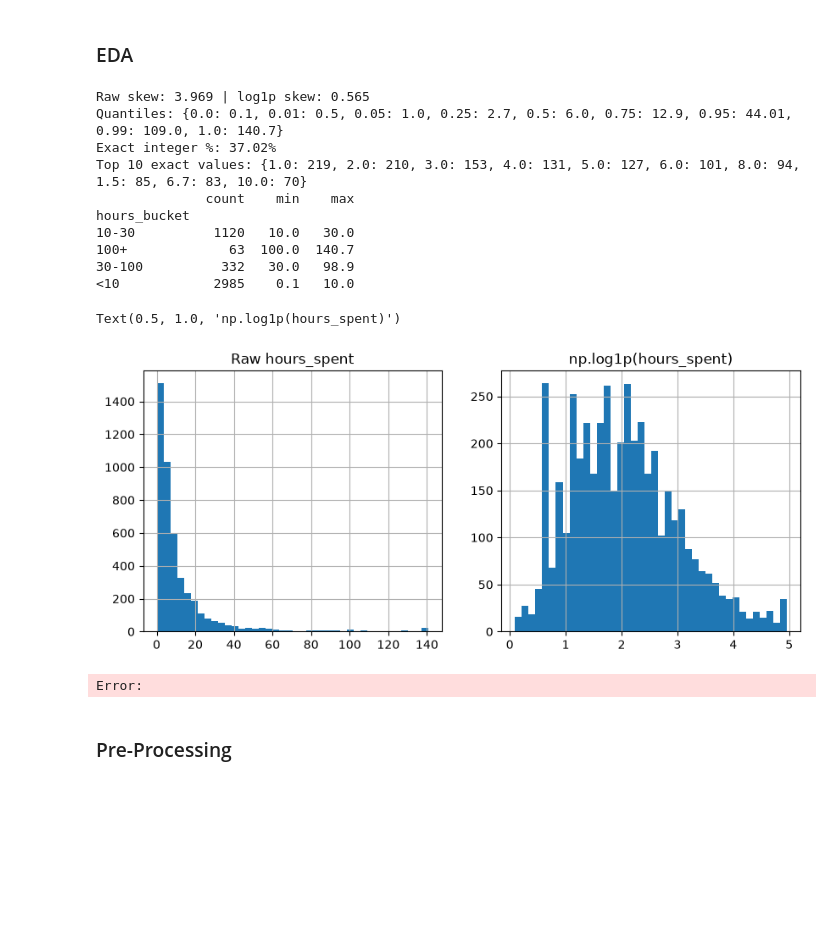
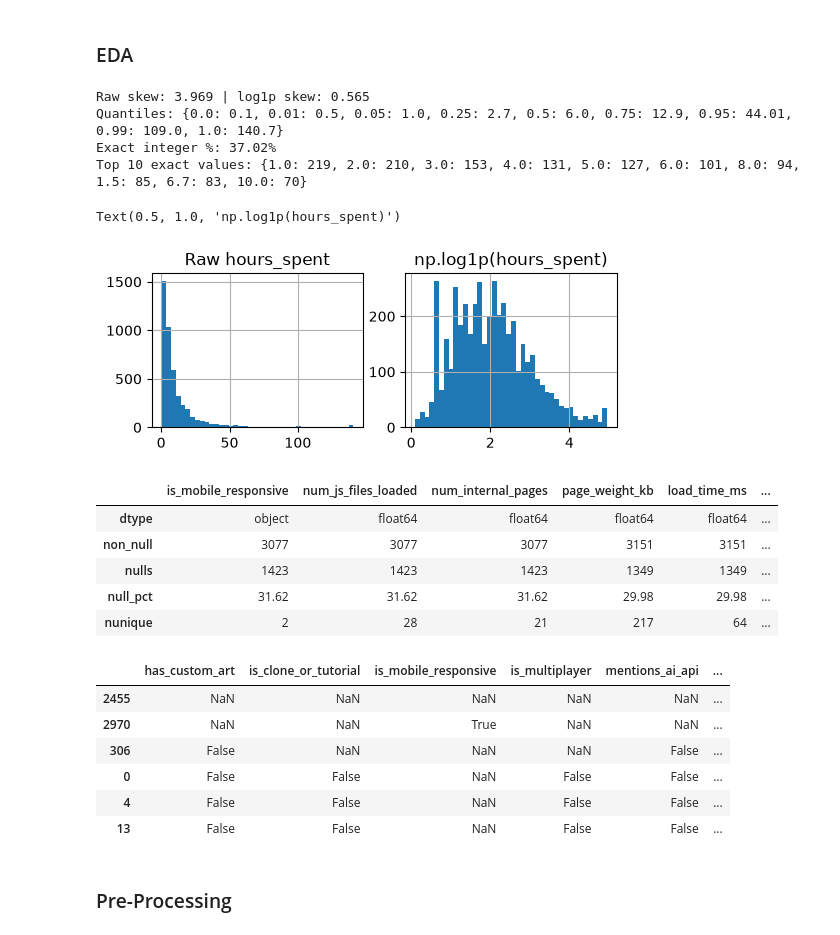
Before and after one commit to clastro2024/Haggle-HackClub, a Jupyter notebook: Week 1/main.ipynb, the cells around one changed output. Saved outputs shown, nothing was run; the diff lists cells and outputs as text; code cells hidden in the pictures; blank space fills up the shorter version.

```diff
--- a/Week 1/main.ipynb
+++ b/Week 1/main.ipynb
@@ -116,33 +116,50 @@ display(col_df[col_df["dtype"] == "object"], col_df[col_df["dtype"] == "str"])
 # %%
 y = train_df["hours_spent"]
 y_log1p = np.log1p(y)
 
 print(f"Raw skew: {y.skew():.3f} | log1p skew: {y_log1p.skew():.3f}")
 print("Quantiles:", y.quantile([0, 0.01, 0.05, 0.25, 0.5, 0.75, 0.95, 0.99, 1.0]).round(2).to_dict())
 print(f"Exact integer %: {(y % 1 == 0).mean() * 100:.2f}%")
 print("Top 10 exact values:", y.value_counts().head(10).to_dict())
 
 # Verify bucket boundaries IF auxiliary buckets exist
-print(train_df.groupby("hours_bucket")["hours_spent"].agg(["count", "min", "max"]))
+# print(train_df.groupby("hours_bucket")["hours_spent"].agg(["count", "min", "max"]))
 
 # Plots:
-fig, axes = plt.subplots(1, 2, figsize=(10, 4))
+fig, axes = plt.subplots(1, 2, figsize=(6, 2))
 y.hist(bins=40, ax=axes[0]); axes[0].set_title("Raw hours_spent")
 y_log1p.hist(bins=40, ax=axes[1]); axes[1].set_title("np.log1p(hours_spent)")
 # %% [output]
 Raw skew: 3.969 | log1p skew: 0.565
 Quantiles: {0.0: 0.1, 0.01: 0.5, 0.05: 1.0, 0.25: 2.7, 0.5: 6.0, 0.75: 12.9, 0.95: 44.01, 0.99: 109.0, 1.0: 140.7}
 Exact integer %: 37.02%
 Top 10 exact values: {1.0: 219, 2.0: 210, 3.0: 153, 4.0: 131, 5.0: 127, 6.0: 101, 8.0: 94, 1.5: 85, 6.7: 83, 10.0: 70}
-              count    min    max
-hours_bucket
-10-30          1120   10.0   30.0
-100+             63  100.0  140.7
-30-100          332   30.0   98.9
-<10            2985    0.1   10.0
 Text(0.5, 1.0, 'np.log1p(hours_spent)')
-[figure, old version]
+[figure, new version]
-Error:
+# %%
+# Missing Values
+col_df[["dtype", "non_null", "nulls", "null_pct", "nunique"]].sort_values("null_pct", ascending=False).T
+
+# About 15 columns have null values
+# %% [output]
+|  | is_mobile_responsive | num_js_files_loaded | num_internal_pages | page_weight_kb | load_time_ms | ... |
+| dtype | object | float64 | float64 | float64 | float64 | ... |
+| non_null | 3077 | 3077 | 3077 | 3151 | 3151 | ... |
+| nulls | 1423 | 1423 | 1423 | 1349 | 1349 | ... |
+| null_pct | 31.62 | 31.62 | 31.62 | 29.98 | 29.98 | ... |
+| nunique | 2 | 28 | 21 | 217 | 64 | ... |
+# %%
+# See the "object" dtype columns (all are actually boolean) and their nulls
+obj_cols_with_nulls = col_df[col_df["dtype"] == "object"].index
+train_df.sort_index(axis=1, key=lambda cols: [f"{int(col not in obj_cols_with_nulls.to_list())}{col}" for col in cols]).sort_values(by=obj_cols_with_nulls.to_list(), na_position="first").head(6)
+# %% [output]
+|  | has_custom_art | is_clone_or_tutorial | is_mobile_responsive | is_multiplayer | mentions_ai_api | ... |
+| 2455 | NaN | NaN | NaN | NaN | NaN | ... |
+| 2970 | NaN | NaN | True | NaN | NaN | ... |
+| 306 | False | NaN | NaN | NaN | False | ... |
+| 0 | False | False | NaN | False | False | ... |
+| 4 | False | False | NaN | False | False | ... |
+| 13 | False | False | NaN | False | False | ... |
 # %% [markdown]
 ### Pre-Processing
 # %% [markdown]
```
Also changed, not shown: 3 other files.
